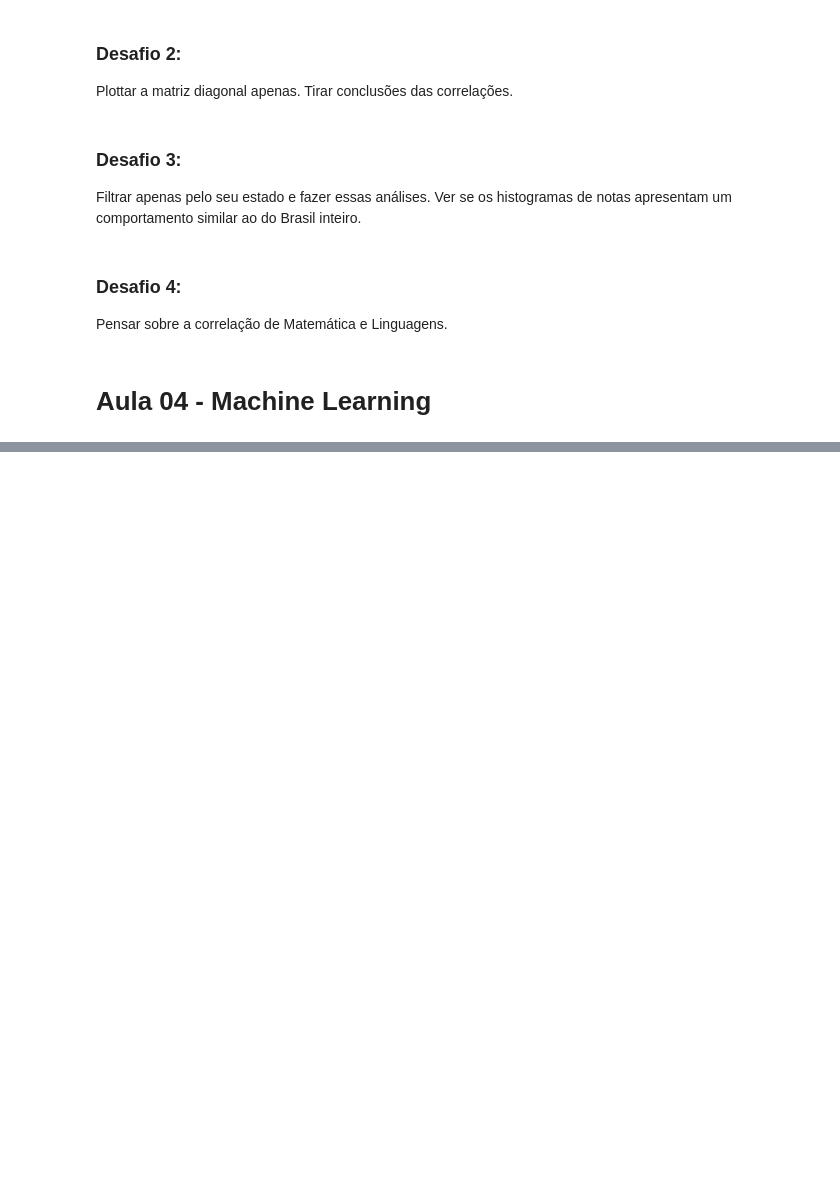
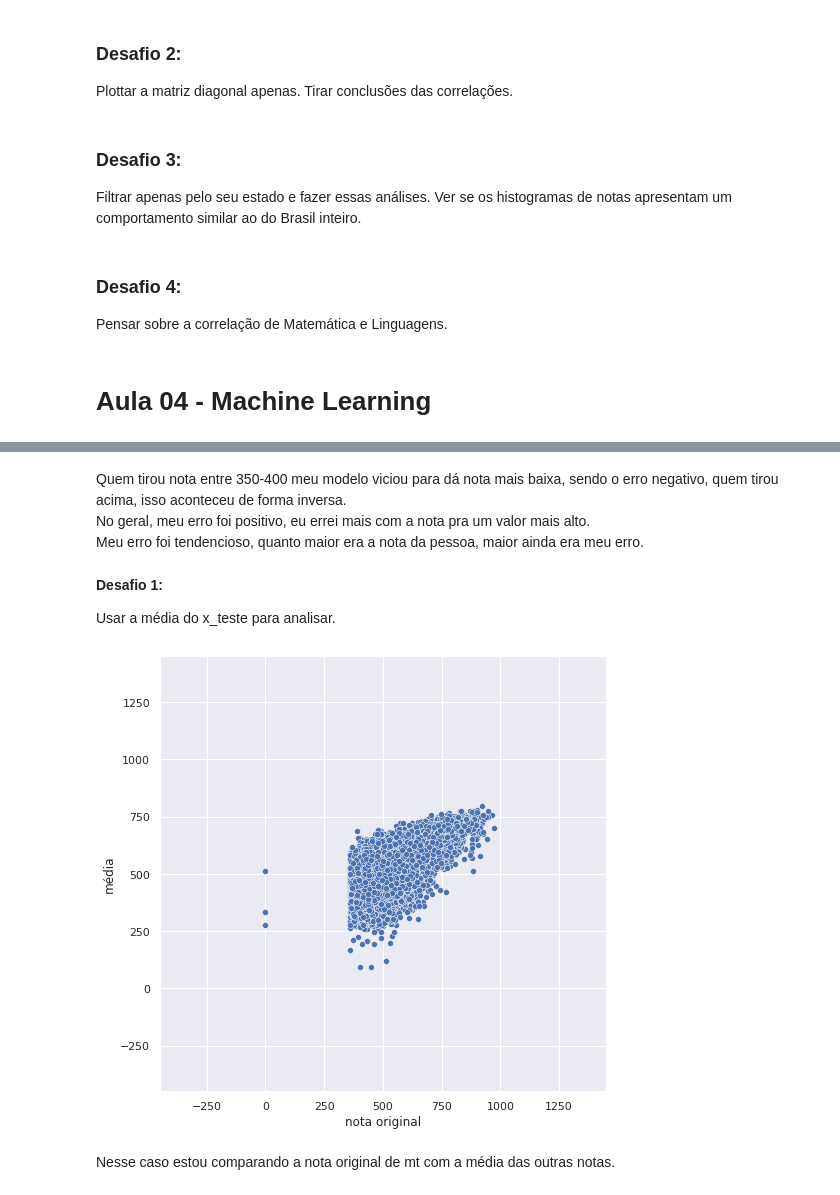
Before and after one commit to gabrielatrindade/quarentenadados-alura, a Jupyter notebook: imersao-dados-2/enem_analysis.ipynb, the cells around one changed output, grey strips where cells are left out. Drawn from its saved outputs; the diff is of its cells as text; code cells hidden in the pictures; blank space fills up the shorter version.

```diff
--- a/imersao-dados-2/enem_analysis.ipynb
+++ b/imersao-dados-2/enem_analysis.ipynb
@@ -1034,3 +1034,13 @@ Filtrar apenas pelo seu estado e fazer essas análises. Ver se os histogramas de
 Pensar sobre a correlação de Matemática e Linguagens.
 # %% [markdown]
 # Aula 04 - Machine Learning
+# %%
+provas_entrada = ['NU_NOTA_CH', 'NU_NOTA_LC',
+                  'NU_NOTA_CN', 'NU_NOTA_REDACAO']
+
+prova_saida = 'NU_NOTA_MT'
+# %%
+inscritos_com_notas = inscritos_nota_total_maiorq_zero[provas].dropna()
+
+notas_entrada = inscritos_com_notas[provas_entrada]
+notas_saida = inscritos_com_notas[prova_saida]
@@ -1036,0 +1160,24 @@ Pensar sobre a correlação de Matemática e Linguagens.
+# %% [markdown]
+Quem tirou nota entre 350-400 meu modelo viciou para dá nota mais baixa, sendo o erro negativo, quem tirou acima, isso aconteceu de forma inversa.<br>
+No geral, meu erro foi positivo, eu errei mais com a nota pra um valor mais alto. <br>
+Meu erro foi tendencioso, quanto maior era a nota da pessoa, maior ainda era meu erro.
+# %% [markdown]
+**Desafio 1:**
+
+Usar a média do x_teste para analisar.
+# %%
+plt.figure(figsize=(8,8))
+
+sns.scatterplot(x=y_teste, y=x_teste.mean(axis=1))
+
+plt.xlim((-450, 1450))
+plt.xlabel('nota original')
+
+plt.ylim((-450, 1450))
+plt.ylabel('média')
+
+plt.show()
+# %% [output]
+[figure, added]
+# %% [markdown]
+Nesse caso estou comparando a nota original de mt com a média das outras notas.
```
Also changed, not shown: parts of 29 cells of this notebook.
